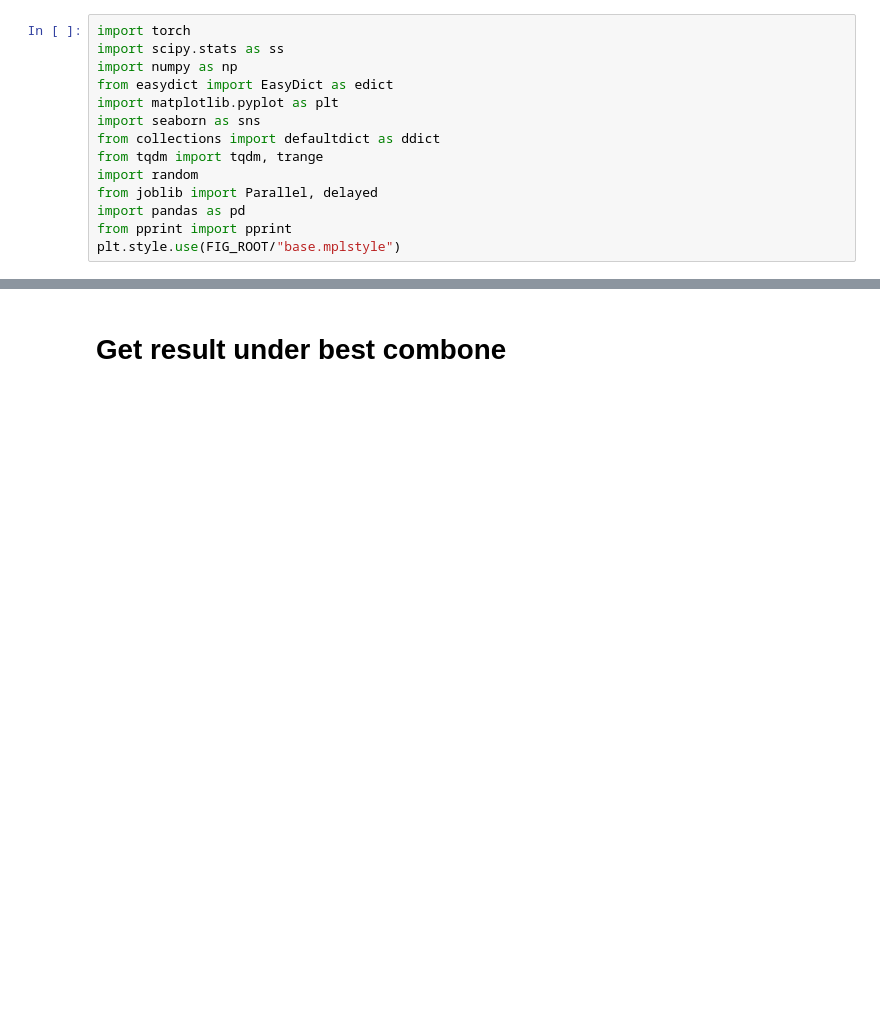
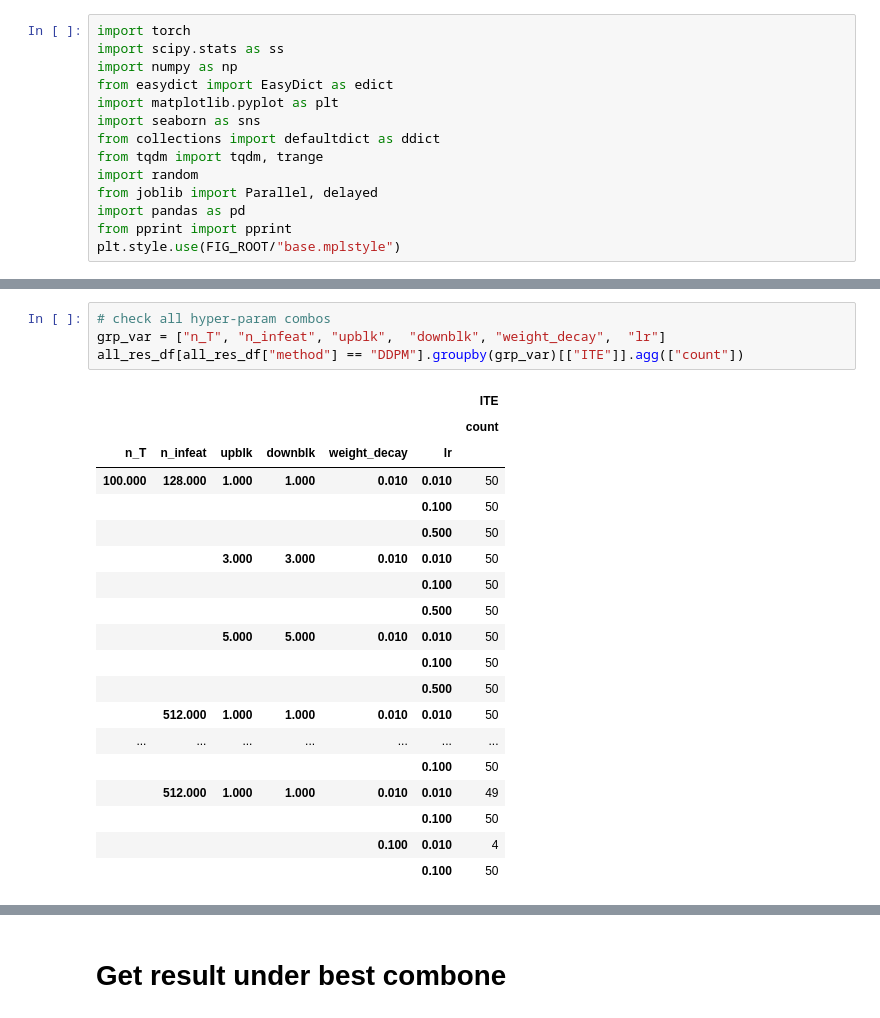
Before and after one commit to JINhuaqing/DG-CITE_paper, a Jupyter notebook: notebooks/ablation_results_ana.ipynb, the cells around one changed output, grey strips where cells are left out. Cells and saved outputs as stored; diff of their text form; blank space fills up the shorter version.

```diff
--- a/notebooks/ablation_results_ana.ipynb
+++ b/notebooks/ablation_results_ana.ipynb
@@ -90,0 +91,24 @@ all_res_df = pd.concat([all_res_df1, all_res_df]);
+# %%
+# check all hyper-param combos
+grp_var = ["n_T", "n_infeat", "upblk",  "downblk", "weight_decay",  "lr"]
+all_res_df[all_res_df["method"] == "DDPM"].groupby(grp_var)[["ITE"]].agg(["count"])
+# %% [output]
+|  |  |  |  |  |  | ITE |
+|  |  |  |  |  |  | count |
+| n_T | n_infeat | upblk | downblk | weight_decay | lr |  |
+| 100.000 | 128.000 | 1.000 | 1.000 | 0.010 | 0.010 | 50 |
+|  |  |  |  |  | 0.100 | 50 |
+|  |  |  |  |  | 0.500 | 50 |
+|  |  | 3.000 | 3.000 | 0.010 | 0.010 | 50 |
+|  |  |  |  |  | 0.100 | 50 |
+|  |  |  |  |  | 0.500 | 50 |
+|  |  | 5.000 | 5.000 | 0.010 | 0.010 | 50 |
+|  |  |  |  |  | 0.100 | 50 |
+|  |  |  |  |  | 0.500 | 50 |
+|  | 512.000 | 1.000 | 1.000 | 0.010 | 0.010 | 50 |
+| ... | ... | ... | ... | ... | ... | ... |
+|  |  |  |  |  | 0.100 | 50 |
+|  | 512.000 | 1.000 | 1.000 | 0.010 | 0.010 | 49 |
+|  |  |  |  |  | 0.100 | 50 |
+|  |  |  |  | 0.100 | 0.010 | 4 |
+|  |  |  |  |  | 0.100 | 50 |
```
Also changed, not shown: parts of 12 cells of this notebook, 14 other files.
